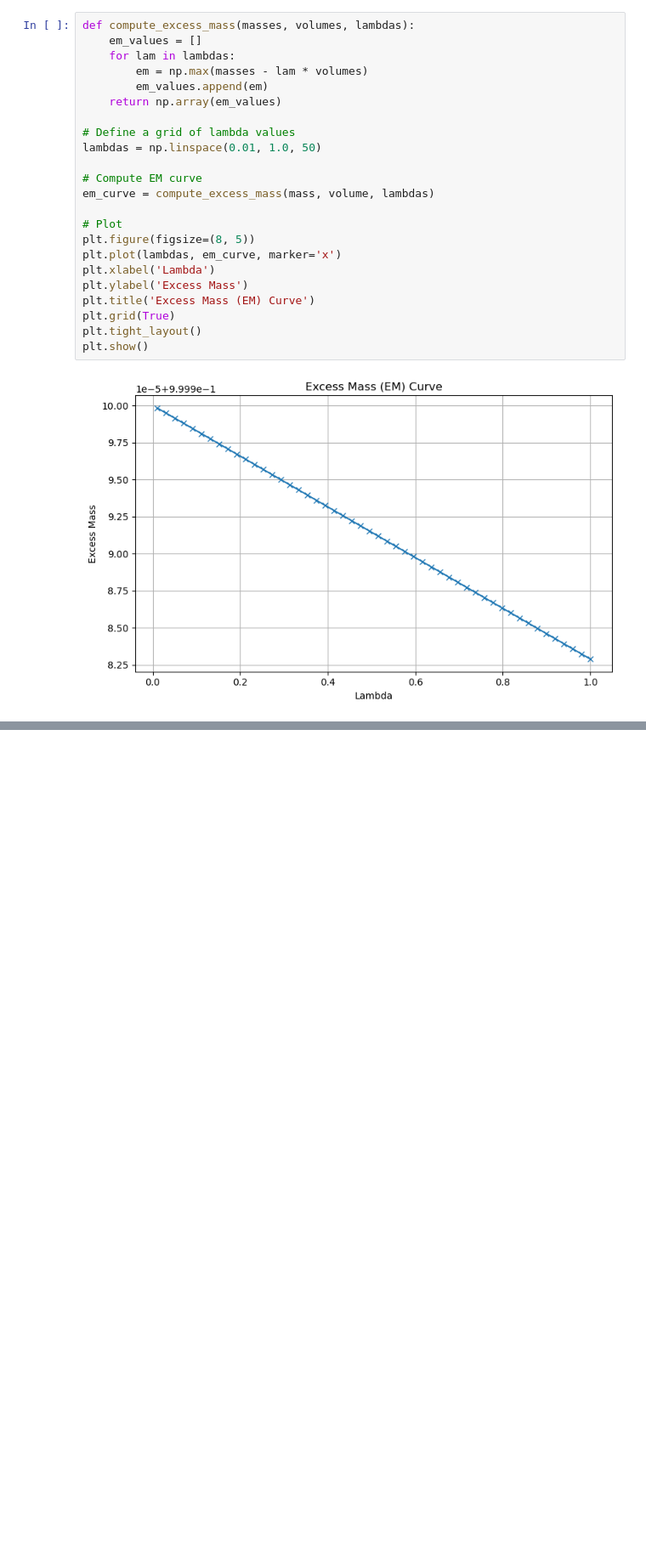
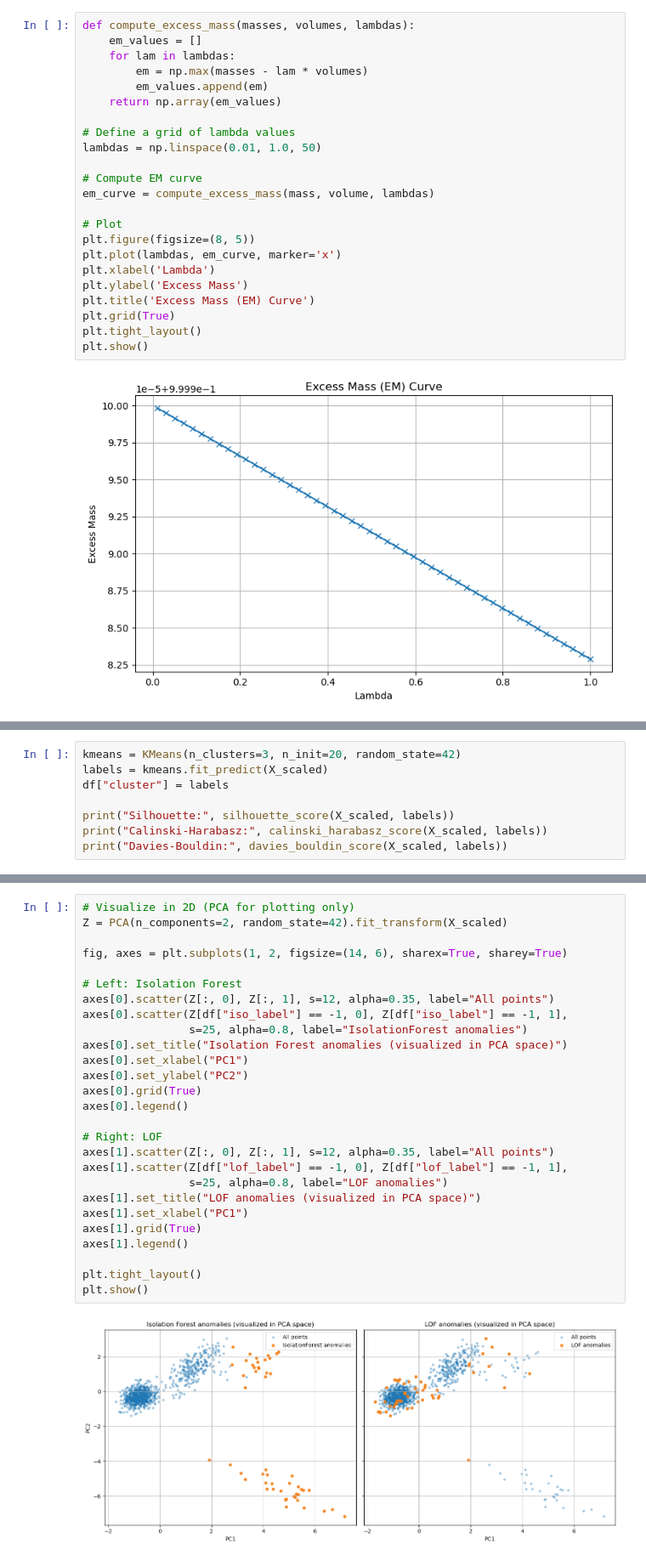
Before and after one commit to PacktPublishing/Python-Data-Analysis-4E, a Jupyter notebook: Chapter10/10_unsupervised_learning.ipynb, the cells around one changed output, grey strips where cells are left out. Shown at 85% size. Cells and saved outputs as stored; diff of their text form; blank space fills up the shorter version.

```diff
--- a/Chapter10/10_unsupervised_learning.ipynb
+++ b/Chapter10/10_unsupervised_learning.ipynb
@@ -499,0 +699,8 @@ plt.show()
+# %%
+kmeans = KMeans(n_clusters=3, n_init=20, random_state=42)
+labels = kmeans.fit_predict(X_scaled)
+df["cluster"] = labels
+
+print("Silhouette:", silhouette_score(X_scaled, labels))
+print("Calinski-Harabasz:", calinski_harabasz_score(X_scaled, labels))
+print("Davies-Bouldin:", davies_bouldin_score(X_scaled, labels))
@@ -499,0 +840,29 @@ plt.show()
+# %%
+# Visualize in 2D (PCA for plotting only)
+Z = PCA(n_components=2, random_state=42).fit_transform(X_scaled)
+
+fig, axes = plt.subplots(1, 2, figsize=(14, 6), sharex=True, sharey=True)
+
+# Left: Isolation Forest
+axes[0].scatter(Z[:, 0], Z[:, 1], s=12, alpha=0.35, label="All points")
+axes[0].scatter(Z[df["iso_label"] == -1, 0], Z[df["iso_label"] == -1, 1],
+                s=25, alpha=0.8, label="IsolationForest anomalies")
+axes[0].set_title("Isolation Forest anomalies (visualized in PCA space)")
+axes[0].set_xlabel("PC1")
+axes[0].set_ylabel("PC2")
+axes[0].grid(True)
+axes[0].legend()
+
+# Right: LOF
+axes[1].scatter(Z[:, 0], Z[:, 1], s=12, alpha=0.35, label="All points")
+axes[1].scatter(Z[df["lof_label"] == -1, 0], Z[df["lof_label"] == -1, 1],
+                s=25, alpha=0.8, label="LOF anomalies")
+axes[1].set_title("LOF anomalies (visualized in PCA space)")
+axes[1].set_xlabel("PC1")
+axes[1].grid(True)
+axes[1].legend()
+
+plt.tight_layout()
+plt.show()
+# %% [output]
+[figure, added]
```
Also changed, not shown: parts of 11 cells of this notebook.
